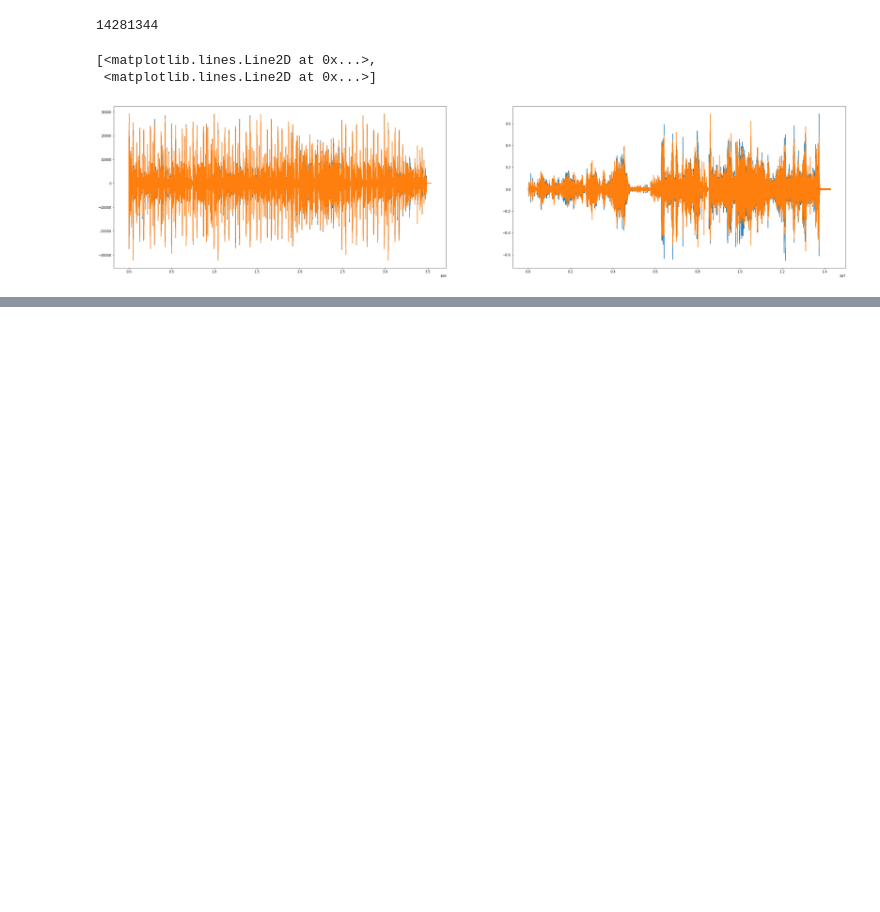
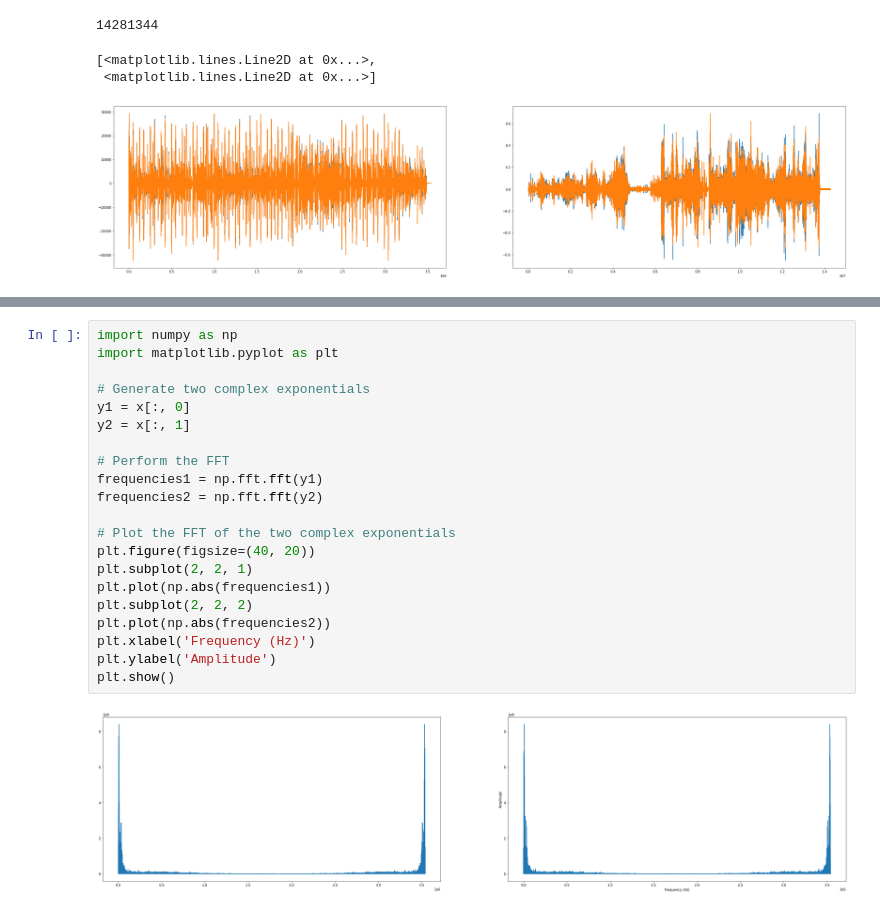
Before and after one commit to MinwooKim1990/Music, a Jupyter notebook: sound _edit.ipynb, the cells around one changed output, grey strips where cells are left out. Drawn from its saved outputs; the diff is of its cells as text; blank space fills up the shorter version.

```diff
--- a/sound _edit.ipynb
+++ b/sound _edit.ipynb
@@ -62,0 +129,23 @@ write('1.mp3',srn, xs, True)
+# %%
+import numpy as np
+import matplotlib.pyplot as plt
+
+# Generate two complex exponentials
+y1 = x[:, 0]
+y2 = x[:, 1]
+
+# Perform the FFT
+frequencies1 = np.fft.fft(y1)
+frequencies2 = np.fft.fft(y2)
+
+# Plot the FFT of the two complex exponentials
+plt.figure(figsize=(40, 20))
+plt.subplot(2, 2, 1)
+plt.plot(np.abs(frequencies1))
+plt.subplot(2, 2, 2)
+plt.plot(np.abs(frequencies2))
+plt.xlabel('Frequency (Hz)')
+plt.ylabel('Amplitude')
+plt.show()
+# %% [output]
+[figure, added]
```
Also changed, not shown: parts of 6 cells of this notebook.
